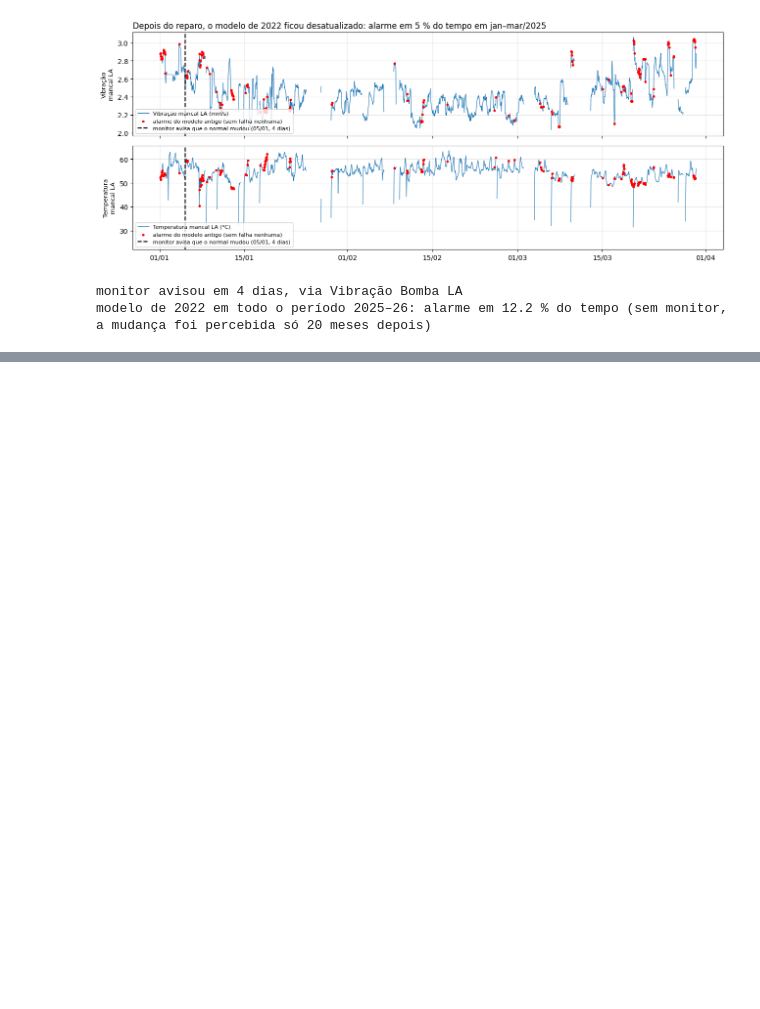
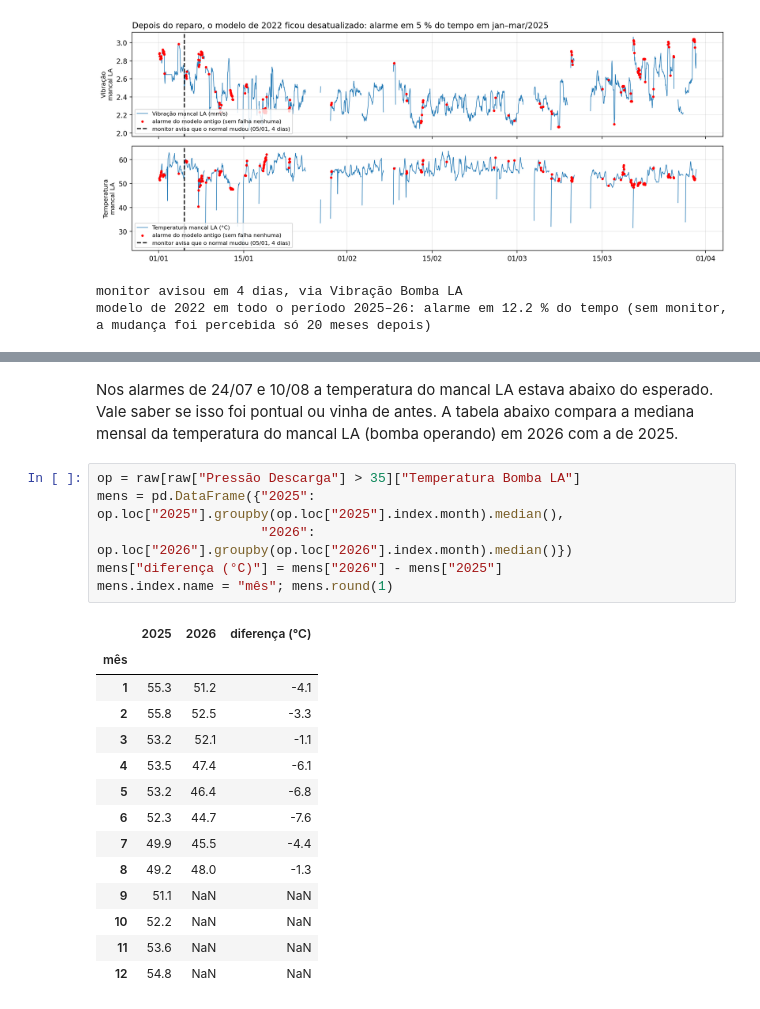
Before and after one commit to SIMPred-Petrobras/transpetro-models, a Jupyter notebook: notebooks/drift/apresentacao_simpred_B-8802B.ipynb, the cells around one changed output, grey strips where cells are left out. Cells and saved outputs as stored; diff of their text form; blank space fills up the shorter version.

```diff
--- a/notebooks/drift/apresentacao_simpred_B-8802B.ipynb
+++ b/notebooks/drift/apresentacao_simpred_B-8802B.ipynb
@@ -210,0 +434,25 @@ modelo de 2022 em todo o período 2025–26: alarme em 12.2 % do tempo (sem moni
+# %% [markdown]
+Nos alarmes de 24/07 e 10/08 a temperatura do mancal LA estava abaixo do esperado. Vale saber se isso foi
+pontual ou vinha de antes. A tabela abaixo
+compara a mediana mensal da temperatura do mancal LA (bomba operando) em 2026 com a de 2025.
+# %%
+op = raw[raw["Pressão Descarga"] > 35]["Temperatura Bomba LA"]
+mens = pd.DataFrame({"2025": op.loc["2025"].groupby(op.loc["2025"].index.month).median(),
+                     "2026": op.loc["2026"].groupby(op.loc["2026"].index.month).median()})
+mens["diferença (°C)"] = mens["2026"] - mens["2025"]
+mens.index.name = "mês"; mens.round(1)
+# %% [output]
+|  | 2025 | 2026 | diferença (°C) |
+| mês |  |  |  |
+| 1 | 55.3 | 51.2 | -4.1 |
+| 2 | 55.8 | 52.5 | -3.3 |
+| 3 | 53.2 | 52.1 | -1.1 |
+| 4 | 53.5 | 47.4 | -6.1 |
+| 5 | 53.2 | 46.4 | -6.8 |
+| 6 | 52.3 | 44.7 | -7.6 |
+| 7 | 49.9 | 45.5 | -4.4 |
+| 8 | 49.2 | 48.0 | -1.3 |
+| 9 | 51.1 | NaN | NaN |
+| 10 | 52.2 | NaN | NaN |
+| 11 | 53.6 | NaN | NaN |
+| 12 | 54.8 | NaN | NaN |
```
Also changed, not shown: parts of 18 cells of this notebook.
